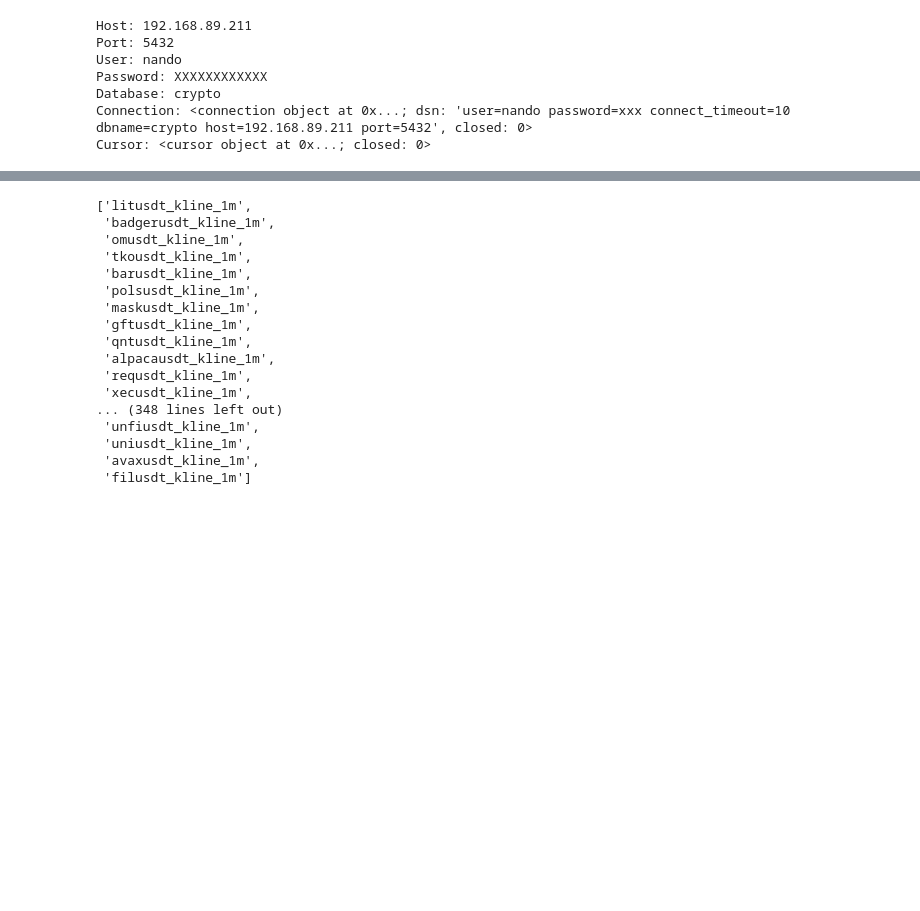
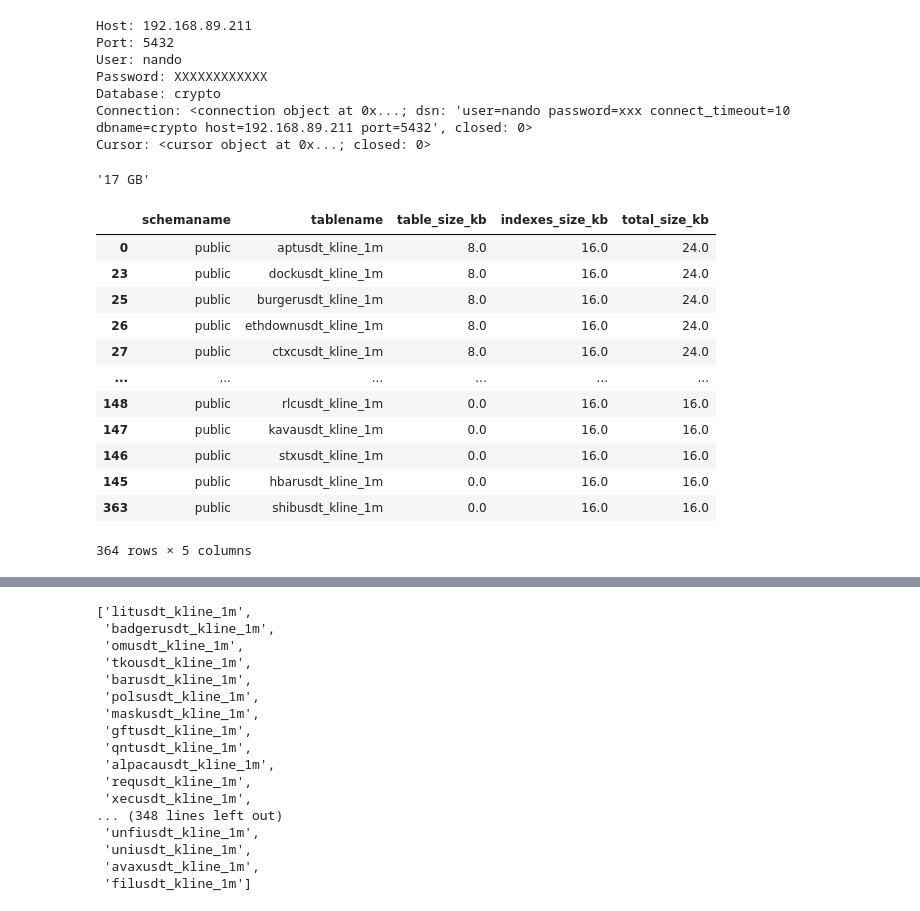
Before and after one commit to nand0san/binpan_studio, a Jupyter notebook: example_database.ipynb, the cells around one changed output, grey strips where cells are left out. Saved outputs shown, nothing was run; the diff lists cells and outputs as text; code cells hidden in the pictures; blank space fills up the shorter version.

```diff
--- a/example_database.ipynb
+++ b/example_database.ipynb
@@ -35,3 +34,23 @@ Password: XXXXXXXXXXXX
 Database: crypto
 Connection: <connection object at 0x...; dsn: 'user=nando password=xxx connect_timeout=10 dbname=crypto host=192.168.89.211 port=5432', closed: 0>
 Cursor: <cursor object at 0x...; closed: 0>
+# %%
+db.size
+# %% [output]
+'17 GB'
+# %%
+db.table_sizes
+# %% [output]
+|  | schemaname | tablename | table_size_kb | indexes_size_kb | total_size_kb |
+| 0 | public | aptusdt_kline_1m | 8.0 | 16.0 | 24.0 |
+| 23 | public | dockusdt_kline_1m | 8.0 | 16.0 | 24.0 |
+| 25 | public | burgerusdt_kline_1m | 8.0 | 16.0 | 24.0 |
+| 26 | public | ethdownusdt_kline_1m | 8.0 | 16.0 | 24.0 |
+| 27 | public | ctxcusdt_kline_1m | 8.0 | 16.0 | 24.0 |
+| ... | ... | ... | ... | ... | ... |
+| 148 | public | rlcusdt_kline_1m | 0.0 | 16.0 | 16.0 |
+| 147 | public | kavausdt_kline_1m | 0.0 | 16.0 | 16.0 |
+| 146 | public | stxusdt_kline_1m | 0.0 | 16.0 | 16.0 |
+| 145 | public | hbarusdt_kline_1m | 0.0 | 16.0 | 16.0 |
+| 363 | public | shibusdt_kline_1m | 0.0 | 16.0 | 16.0 |
+364 rows × 5 columns
```
Also changed, not shown: parts of 11 cells of this notebook, 2 other files.
